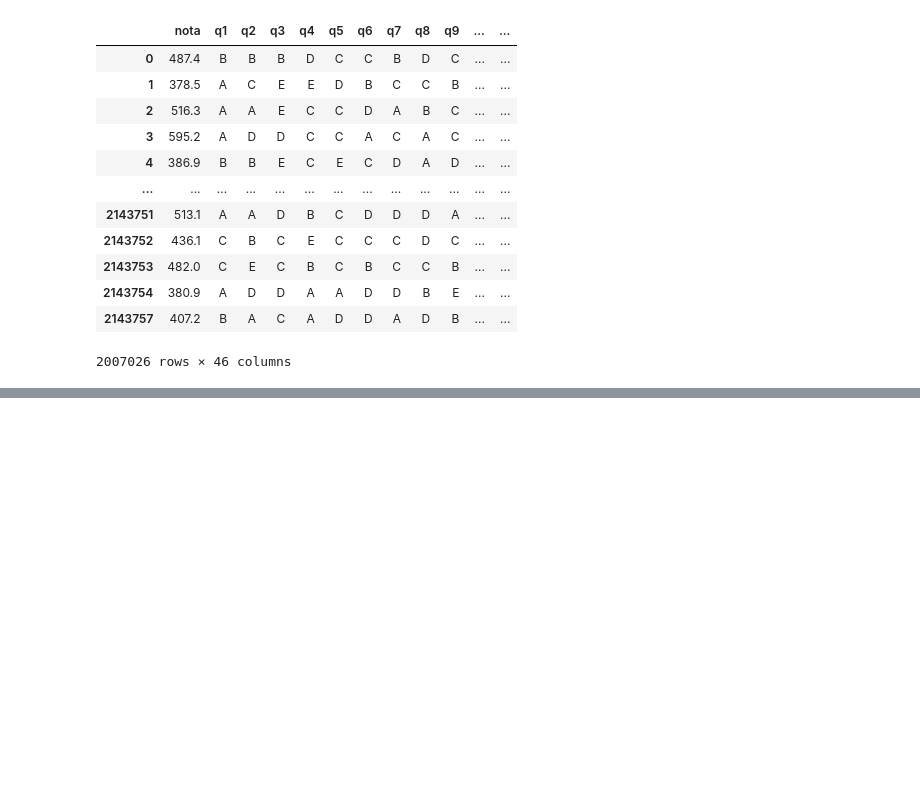
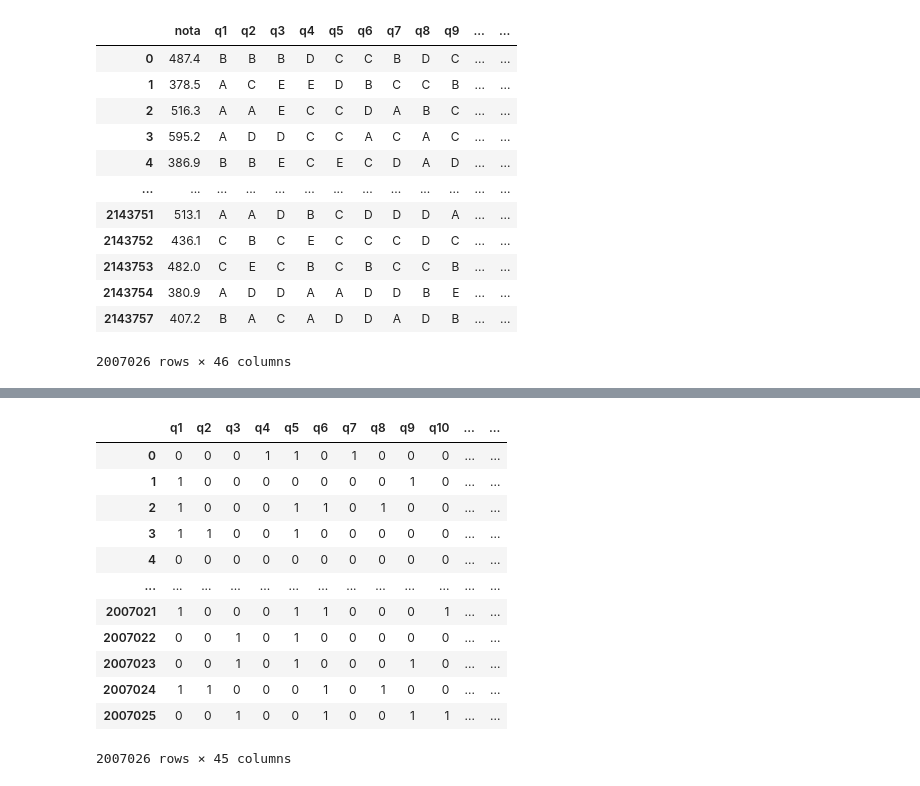
Before and after one commit to Gus-1003/Projeto_Pesquisa_Enem, a Jupyter notebook: Enem2021_organizado_correção.ipynb, the cells around one changed output, grey strips where cells are left out. Cells and saved outputs as stored; diff of their text form; code cells hidden in the pictures; blank space fills up the shorter version.

```diff
--- a/Enem2021_organizado_correção.ipynb
+++ b/Enem2021_organizado_correção.ipynb
@@ -126,4 +81,0 @@ len(gabarito)
-# %%
-# Realiza a amostragem aleatória
-df_amostra = data.sample(n=50000, random_state=42)
-df_amostra = df_amostra.reset_index(drop=True)
@@ -202,0 +133,16 @@ Index(['nota', 'q1', 'q2', 'q3', 'q4', 'q5', 'q6', 'q7', 'q8', 'q9', 'q10',
+# %%
+display(df_amostra)
+# %% [output]
+|  | q1 | q2 | q3 | q4 | q5 | q6 | q7 | q8 | q9 | q10 | ... | ... |
+| 0 | 0 | 0 | 0 | 1 | 1 | 0 | 1 | 0 | 0 | 0 | ... | ... |
+| 1 | 1 | 0 | 0 | 0 | 0 | 0 | 0 | 0 | 1 | 0 | ... | ... |
+| 2 | 1 | 0 | 0 | 0 | 1 | 1 | 0 | 1 | 0 | 0 | ... | ... |
+| 3 | 1 | 1 | 0 | 0 | 1 | 0 | 0 | 0 | 0 | 0 | ... | ... |
+| 4 | 0 | 0 | 0 | 0 | 0 | 0 | 0 | 0 | 0 | 0 | ... | ... |
+| ... | ... | ... | ... | ... | ... | ... | ... | ... | ... | ... | ... | ... |
+| 2007021 | 1 | 0 | 0 | 0 | 1 | 1 | 0 | 0 | 0 | 1 | ... | ... |
+| 2007022 | 0 | 0 | 1 | 0 | 1 | 0 | 0 | 0 | 0 | 0 | ... | ... |
+| 2007023 | 0 | 0 | 1 | 0 | 1 | 0 | 0 | 0 | 1 | 0 | ... | ... |
+| 2007024 | 1 | 1 | 0 | 0 | 0 | 1 | 0 | 1 | 0 | 0 | ... | ... |
+| 2007025 | 0 | 0 | 1 | 0 | 0 | 1 | 0 | 0 | 1 | 1 | ... | ... |
+2007026 rows × 45 columns
```
Also changed, not shown: parts of 22 cells of this notebook.
